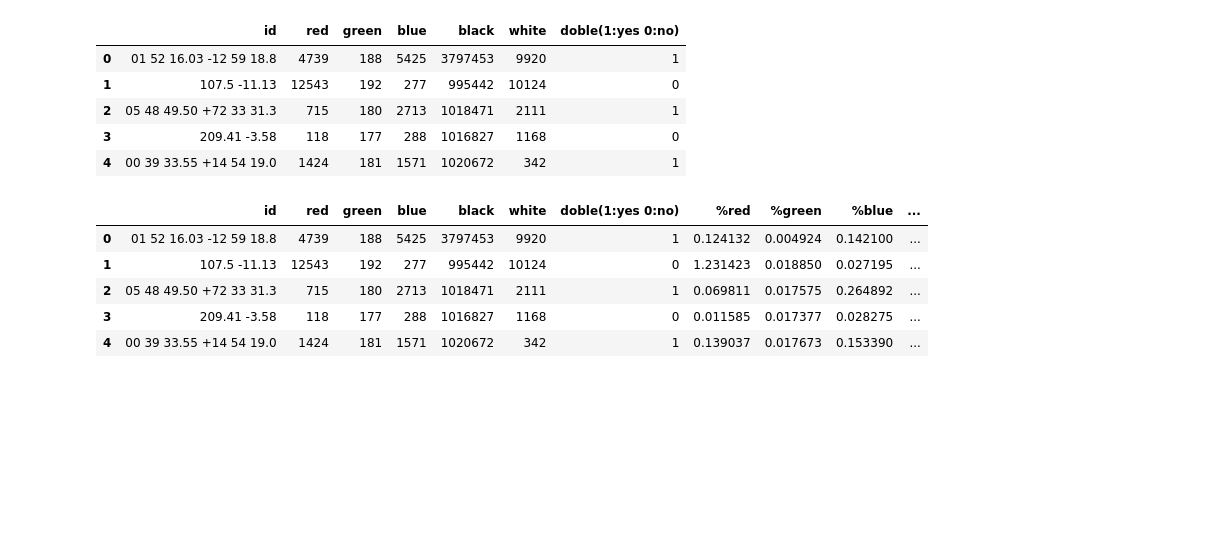
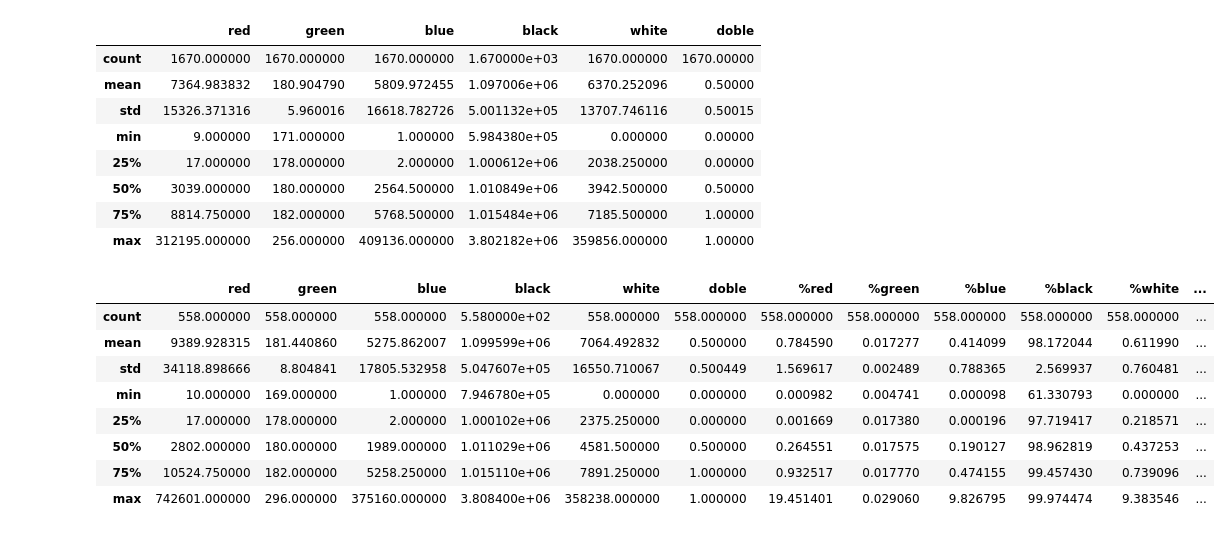
Before and after one commit to Godh3x/tfg-doublestars, a Jupyter notebook: Data/logisticRegression/regression.ipynb, the cells around one changed output. Saved outputs shown, nothing was run; the diff lists cells and outputs as text; code cells hidden in the pictures; blank space fills up the shorter version.

```diff
--- a/Data/logisticRegression/regression.ipynb
+++ b/Data/logisticRegression/regression.ipynb
@@ -11,40 +13,77 @@ import seaborn as sb
 %matplotlib inline
 # %%
 df = pd.read_csv(r"TrainingSet\statsTrainingSet.csv")
-df.head()
+df_val = pd.read_csv(r"ValidationSet\statsValidationSet.csv")
+df.describe()
 # %% [output]
-|  | id | red | green | blue | black | white | doble(1:yes 0:no) |
-| 0 | 01 52 16.03 -12 59 18.8 | 4739 | 188 | 5425 | 3797453 | 9920 | 1 |
-| 1 | 107.5 -11.13 | 12543 | 192 | 277 | 995442 | 10124 | 0 |
-| 2 | 05 48 49.50 +72 33 31.3 | 715 | 180 | 2713 | 1018471 | 2111 | 1 |
-| 3 | 209.41 -3.58 | 118 | 177 | 288 | 1016827 | 1168 | 0 |
-| 4 | 00 39 33.55 +14 54 19.0 | 1424 | 181 | 1571 | 1020672 | 342 | 1 |
+|  | red | green | blue | black | white | doble |
+| count | 1670.000000 | 1670.000000 | 1670.000000 | 1.670000e+03 | 1670.000000 | 1670.00000 |
+| mean | 7364.983832 | 180.904790 | 5809.972455 | 1.097006e+06 | 6370.252096 | 0.50000 |
+| std | 15326.371316 | 5.960016 | 16618.782726 | 5.001132e+05 | 13707.746116 | 0.50015 |
+| min | 9.000000 | 171.000000 | 1.000000 | 5.984380e+05 | 0.000000 | 0.00000 |
+| 25% | 17.000000 | 178.000000 | 2.000000 | 1.000612e+06 | 2038.250000 | 0.00000 |
+| 50% | 3039.000000 | 180.000000 | 2564.500000 | 1.010849e+06 | 3942.500000 | 0.50000 |
+| 75% | 8814.750000 | 182.000000 | 5768.500000 | 1.015484e+06 | 7185.500000 | 1.00000 |
+| max | 312195.000000 | 256.000000 | 409136.000000 | 3.802182e+06 | 359856.000000 | 1.00000 |
 # %%
+#Normalization of the parameters
 df = df.dropna(1)
 red = df['red']
 green = df['green']
 blue = df['blue']
 black = df['black']
 white = df['white']
 
 f = lambda x, y: x+y
 red = f(red, green)
 red = f(red, blue)
 red = f(red, black)
 red = f(red, white)
 
 f = lambda x, y: (x/y)*100
 df['%red'] = f(df['red'],red)
 df['%green'] = f(df['green'],red)
 df['%blue'] = f(df['blue'],red)
 df['%black'] = f(df['black'],red)
 df['%white'] = f(df['white'],red)
-df.head()
+
+#New features
+f = lambda x, y: x/y
+df['prop_blue_red'] = f(df['%blue'], df['%red'])
+df['prop_white_red'] = f(df['%white'], df['%red'])
+
+#Same process with the validation set
+df_val = df_val.dropna(1)
+red = df_val['red']
+green = df_val['green']
+blue = df_val['blue']
+black = df_val['black']
+white = df_val['white']
+
+f = lambda x, y: x+y
+red = f(red, green)
+red = f(red, blue)
+red = f(red, black)
+red = f(red, white)
+
+f = lambda x, y: (x/y)*100
+df_val['%red'] = f(df_val['red'],red)
+df_val['%green'] = f(df_val['green'],red)
+df_val['%blue'] = f(df_val['blue'],red)
+df_val['%black'] = f(df_val['black'],red)
+df_val['%white'] = f(df_val['white'],red)
+f = lambda x, y: x/y
+df_val['prop_blue_red'] = f(df_val['%blue'], df_val['%red'])
+df_val['prop_white_red'] = f(df_val['%white'], df_val['%red'])
+df_val.describe()
 # %% [output]
-|  | id | red | green | blue | black | white | doble(1:yes 0:no) | %red | %green | %blue | ... |
-| 0 | 01 52 16.03 -12 59 18.8 | 4739 | 188 | 5425 | 3797453 | 9920 | 1 | 0.124132 | 0.004924 | 0.142100 | ... |
-| 1 | 107.5 -11.13 | 12543 | 192 | 277 | 995442 | 10124 | 0 | 1.231423 | 0.018850 | 0.027195 | ... |
-| 2 | 05 48 49.50 +72 33 31.3 | 715 | 180 | 2713 | 1018471 | 2111 | 1 | 0.069811 | 0.017575 | 0.264892 | ... |
-| 3 | 209.41 -3.58 | 118 | 177 | 288 | 1016827 | 1168 | 0 | 0.011585 | 0.017377 | 0.028275 | ... |
-| 4 | 00 39 33.55 +14 54 19.0 | 1424 | 181 | 1571 | 1020672 | 342 | 1 | 0.139037 | 0.017673 | 0.153390 | ... |
+|  | red | green | blue | black | white | doble | %red | %green | %blue | %black | %white | ... |
+| count | 558.000000 | 558.000000 | 558.000000 | 5.580000e+02 | 558.000000 | 558.000000 | 558.000000 | 558.000000 | 558.000000 | 558.000000 | 558.000000 | ... |
+| mean | 9389.928315 | 181.440860 | 5275.862007 | 1.099599e+06 | 7064.492832 | 0.500000 | 0.784590 | 0.017277 | 0.414099 | 98.172044 | 0.611990 | ... |
+| std | 34118.898666 | 8.804841 | 17805.532958 | 5.047607e+05 | 16550.710067 | 0.500449 | 1.569617 | 0.002489 | 0.788365 | 2.569937 | 0.760481 | ... |
+| min | 10.000000 | 169.000000 | 1.000000 | 7.946780e+05 | 0.000000 | 0.000000 | 0.000982 | 0.004741 | 0.000098 | 61.330793 | 0.000000 | ... |
+| 25% | 17.000000 | 178.000000 | 2.000000 | 1.000102e+06 | 2375.250000 | 0.000000 | 0.001669 | 0.017380 | 0.000196 | 97.719417 | 0.218571 | ... |
+| 50% | 2802.000000 | 180.000000 | 1989.000000 | 1.011029e+06 | 4581.500000 | 0.500000 | 0.264551 | 0.017575 | 0.190127 | 98.962819 | 0.437253 | ... |
+| 75% | 10524.750000 | 182.000000 | 5258.250000 | 1.015110e+06 | 7891.250000 | 1.000000 | 0.932517 | 0.017770 | 0.474155 | 99.457430 | 0.739096 | ... |
+| max | 742601.000000 | 296.000000 | 375160.000000 | 3.808400e+06 | 358238.000000 | 1.000000 | 19.451401 | 0.029060 | 9.826795 | 99.974474 | 9.383546 | ... |
 # %%
```
Also changed, not shown: parts of 10 cells of this notebook, 2 other files.
